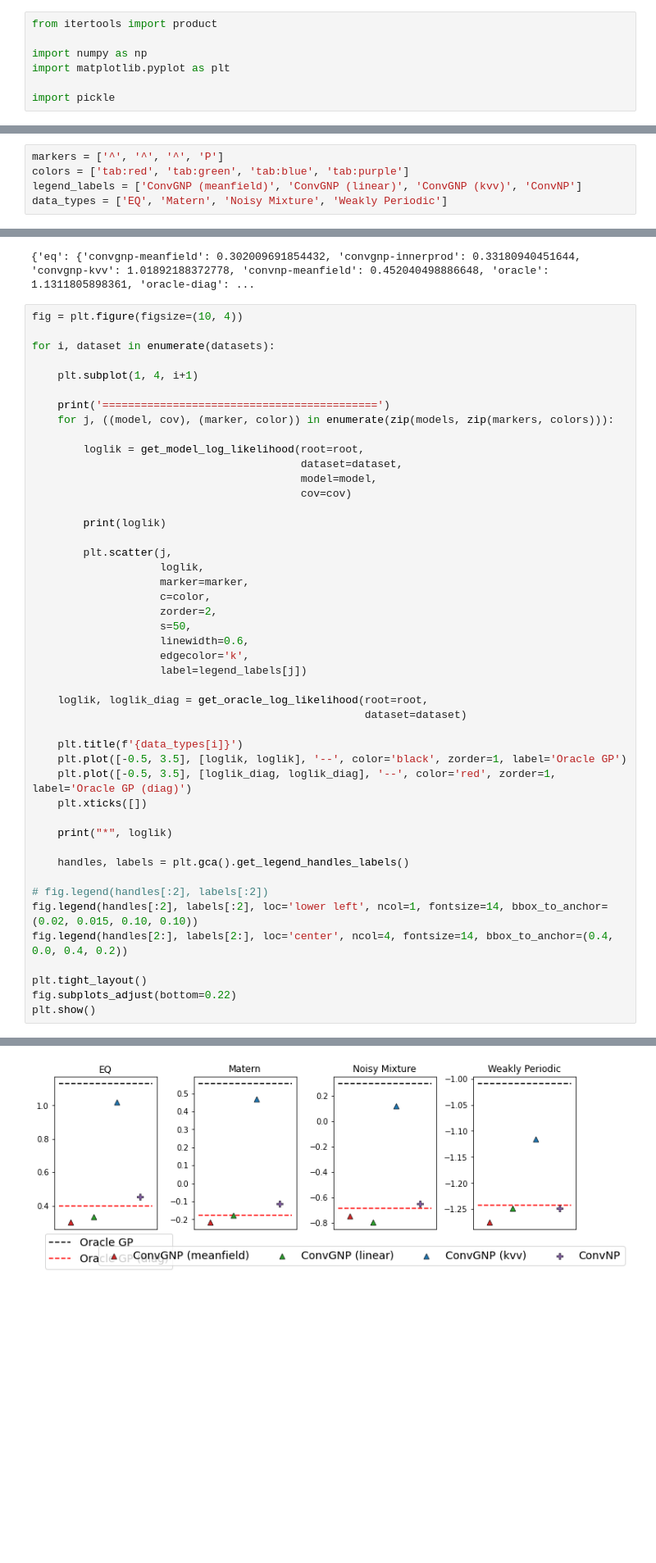
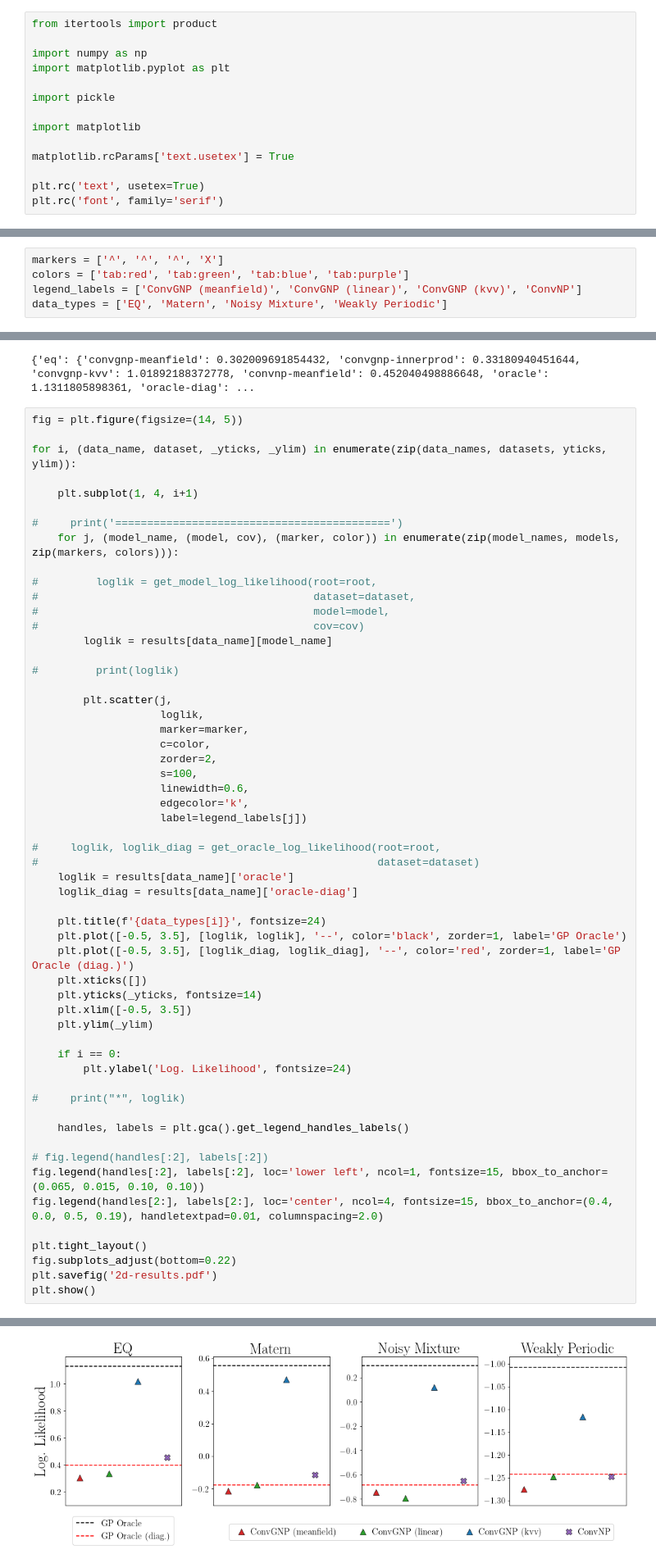
Before and after one commit to requeima/kernelcnp, a Jupyter notebook: notebooks/2d-results/2d-synthetic-results.ipynb, the cells around one changed output, grey strips where cells are left out. Shown at 82% size. Drawn from its saved outputs; the diff is of its cells as text; blank space fills up the shorter version.

```diff
--- a/notebooks/2d-results/2d-synthetic-results.ipynb
+++ b/notebooks/2d-results/2d-synthetic-results.ipynb
@@ -5,6 +5,13 @@ import numpy as np
 import matplotlib.pyplot as plt
 
 import pickle
+
+import matplotlib
+
+matplotlib.rcParams['text.usetex'] = True
+
+plt.rc('text', usetex=True)
+plt.rc('font', family='serif')
 # %%
 dataset_suffix = '2-200-8-50-100-100-0'
 
@@ -57,7 +64,7 @@ def get_oracle_log_likelihood(root, dataset):
 
     return float(ll), float(ll_diag)
 # %%
-markers = ['^', '^', '^', 'P']
+markers = ['^', '^', '^', 'X']
 colors = ['tab:red', 'tab:green', 'tab:blue', 'tab:purple']
 legend_labels = ['ConvGNP (meanfield)', 'ConvGNP (linear)', 'ConvGNP (kvv)', 'ConvNP']
 data_types = ['EQ', 'Matern', 'Noisy Mixture', 'Weakly Periodic']
@@ -95,49 +102,59 @@ print(results)
 # %% [output]
 {'eq': {'convgnp-meanfield': 0.302009691854432, 'convgnp-innerprod': 0.33180940451644, 'convgnp-kvv': 1.01892188372778, 'convnp-meanfield': 0.452040498886648, 'oracle': 1.1311805898361, 'oracle-diag': ...
 # %%
-fig = plt.figure(figsize=(10, 4))
+fig = plt.figure(figsize=(14, 5))
 
-for i, dataset in enumerate(datasets):
+for i, (data_name, dataset, _yticks, _ylim) in enumerate(zip(data_names, datasets, yticks, ylim)):
 
     plt.subplot(1, 4, i+1)
 
-    print('===========================================')
-    for j, ((model, cov), (marker, color)) in enumerate(zip(models, zip(markers, colors))):
+#     print('===========================================')
+    for j, (model_name, (model, cov), (marker, color)) in enumerate(zip(model_names, models, zip(markers, colors))):
 
-        loglik = get_model_log_likelihood(root=root,
-                                          dataset=dataset,
-                                          model=model,
-                                          cov=cov)
+#         loglik = get_model_log_likelihood(root=root,
+#                                           dataset=dataset,
+#                                           model=model,
+#                                           cov=cov)
+        loglik = results[data_name][model_name]
 
-        print(loglik)
+#         print(loglik)
 
         plt.scatter(j,
                     loglik,
                     marker=marker,
                     c=color,
                     zorder=2,
-                    s=50,
+                    s=100,
                     linewidth=0.6,
                     edgecolor='k',
                     label=legend_labels[j])
 
-    loglik, loglik_diag = get_oracle_log_likelihood(root=root,
-                                                    dataset=dataset)
+#     loglik, loglik_diag = get_oracle_log_likelihood(root=root,
+#                                                     dataset=dataset)
+    loglik = results[data_name]['oracle']
+    loglik_diag = results[data_name]['oracle-diag']
 
-    plt.title(f'{data_types[i]}')
-    plt.plot([-0.5, 3.5], [loglik, loglik], '--', color='black', zorder=1, label='Oracle GP')
-    plt.plot([-0.5, 3.5], [loglik_diag, loglik_diag], '--', color='red', zorder=1, label='Oracle GP (diag)')
+    plt.title(f'{data_types[i]}', fontsize=24)
+    plt.plot([-0.5, 3.5], [loglik, loglik], '--', color='black', zorder=1, label='GP Oracle')
+    plt.plot([-0.5, 3.5], [loglik_diag, loglik_diag], '--', color='red', zorder=1, label='GP Oracle (diag.)')
     plt.xticks([])
+    plt.yticks(_yticks, fontsize=14)
+    plt.xlim([-0.5, 3.5])
+    plt.ylim(_ylim)
 
-    print("*", loglik)
+    if i == 0:
+        plt.ylabel('Log. Likelihood', fontsize=24)
+
+#     print("*", loglik)
 
     handles, labels = plt.gca().get_legend_handles_labels()
 
 # fig.legend(handles[:2], labels[:2])
-fig.legend(handles[:2], labels[:2], loc='lower left', ncol=1, fontsize=14, bbox_to_anchor=(0.02, 0.015, 0.10, 0.10))
-fig.legend(handles[2:], labels[2:], loc='center', ncol=4, fontsize=14, bbox_to_anchor=(0.4, 0.0, 0.4, 0.2))
+fig.legend(handles[:2], labels[:2], loc='lower left', ncol=1, fontsize=15, bbox_to_anchor=(0.065, 0.015, 0.10, 0.10))
+fig.legend(handles[2:], labels[2:], loc='center', ncol=4, fontsize=15, bbox_to_anchor=(0.4, 0.0, 0.5, 0.19), handletextpad=0.01, columnspacing=2.0)
 
 plt.tight_layout()
 fig.subplots_adjust(bottom=0.22)
+plt.savefig('2d-results.pdf')
 plt.show()
 # %% [output]
@@ -161 +161 @@ plt.show()
-[figure, old version]
+[figure, new version]
```
Also changed, not shown: parts of 2 cells of this notebook, 4 other files.
